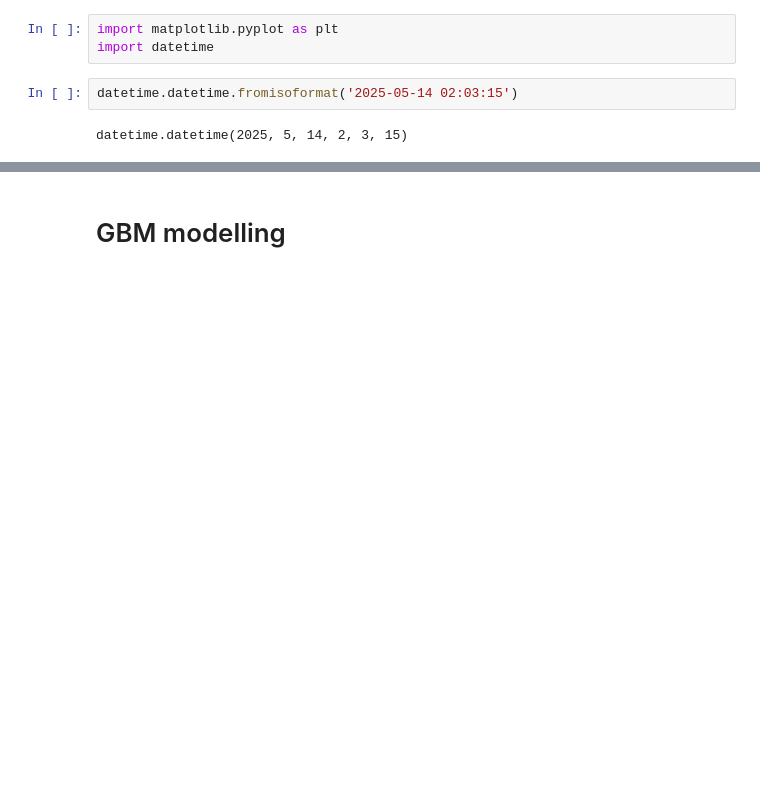
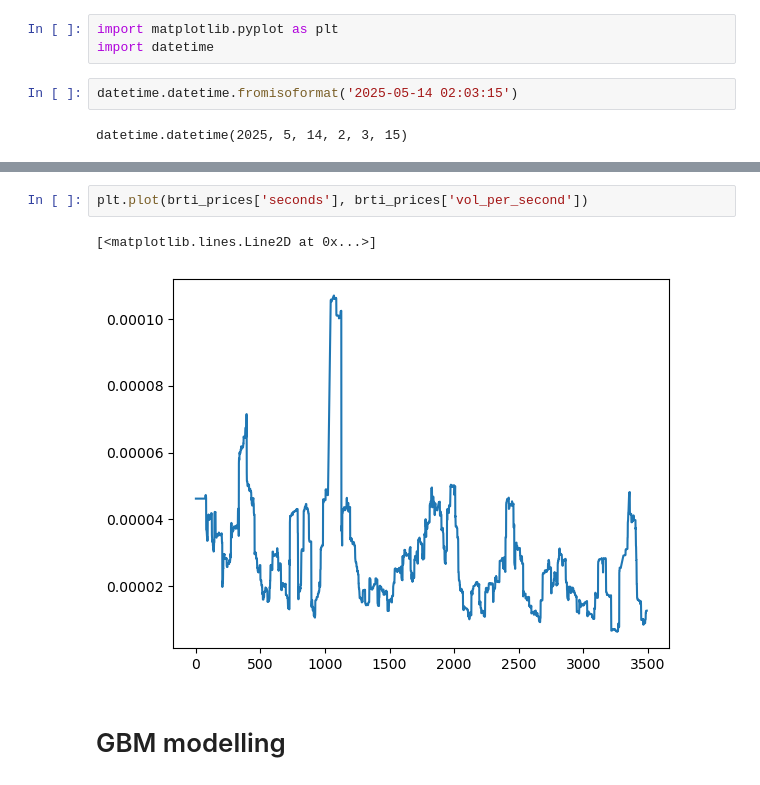
Before and after one commit to chrispyroberts/prediction-markets, a Jupyter notebook: crypto/data_collector/data analysis.ipynb, the cells around one changed output, grey strips where cells are left out. Cells and saved outputs as stored; diff of their text form; blank space fills up the shorter version.

```diff
--- a/crypto/data_collector/data analysis.ipynb
+++ b/crypto/data_collector/data analysis.ipynb
@@ -57,3 +59,8 @@ brti_prices
+# %%
+plt.plot(brti_prices['seconds'], brti_prices['vol_per_second'])
+# %% [output]
+[<matplotlib.lines.Line2D at 0x...>]
+[figure, added]
 # %% [markdown]
 # GBM modelling
 # %%
```
Also changed, not shown: parts of 25 cells of this notebook.
